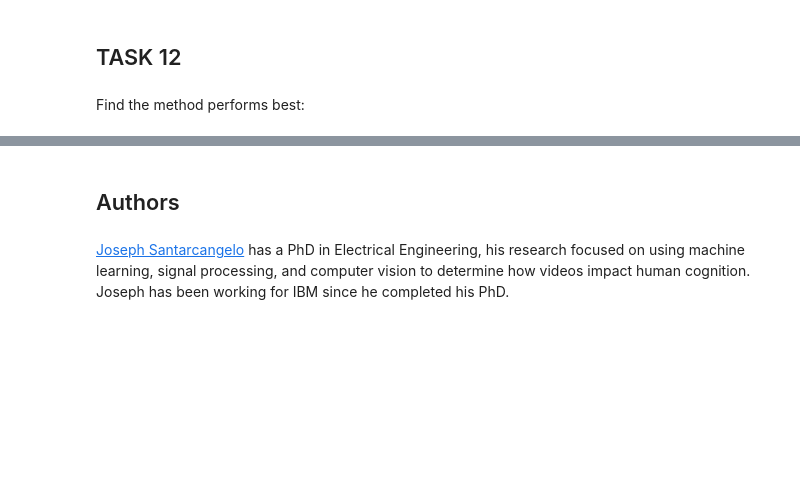
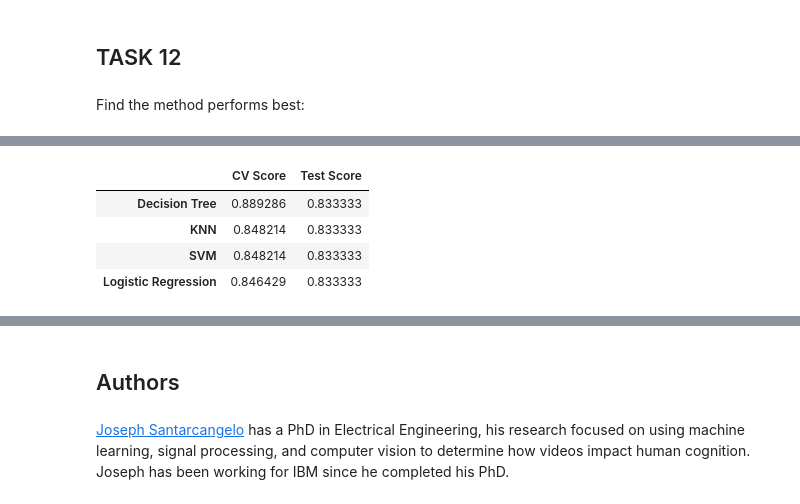
Before and after one commit to LuanaHerllainLopes/CertificateIBM_DataScience, a Jupyter notebook: SpaceX_Machine Learning Prediction_Part_5.ipynb, the cells around one changed output, grey strips where cells are left out. Drawn from its saved outputs; the diff is of its cells as text; code cells hidden in the pictures; blank space fills up the shorter version.

```diff
--- a/SpaceX_Machine Learning Prediction_Part_5.ipynb
+++ b/SpaceX_Machine Learning Prediction_Part_5.ipynb
@@ -353,0 +395,8 @@ In the KNN, decision tree and SVM methods we found the same results, making it i
+# %%
+result_df.sort_values('CV Score', ascending=False)
+# %% [output]
+|  | CV Score | Test Score |
+| Decision Tree | 0.889286 | 0.833333 |
+| KNN | 0.848214 | 0.833333 |
+| SVM | 0.848214 | 0.833333 |
+| Logistic Regression | 0.846429 | 0.833333 |
```
Also changed, not shown: parts of 16 cells of this notebook.
